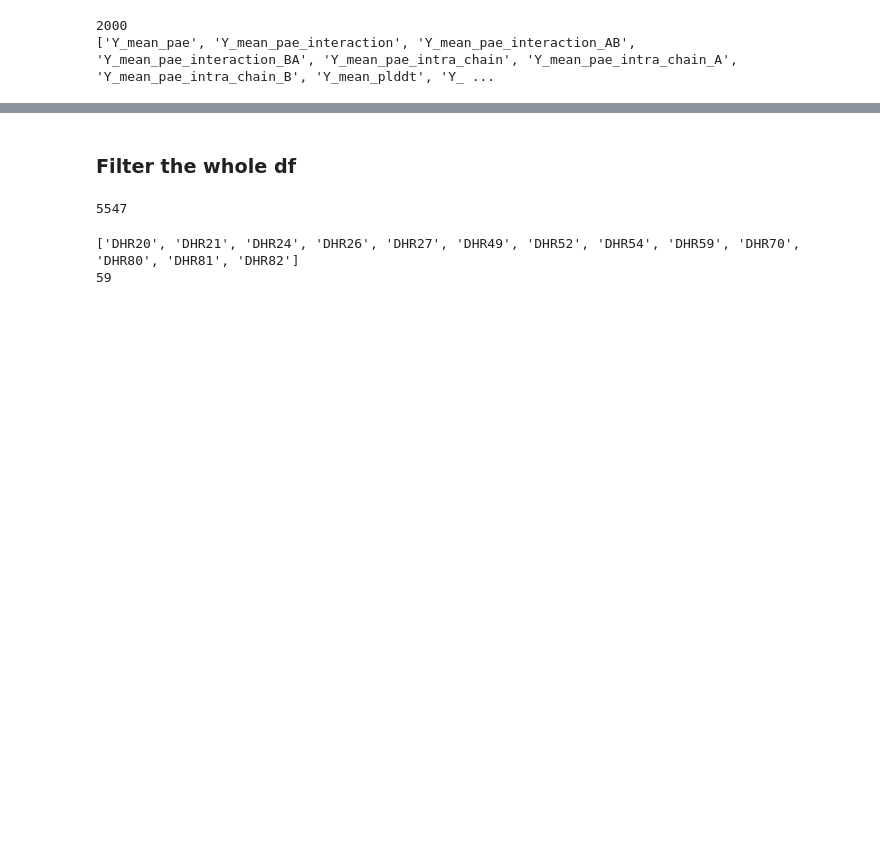
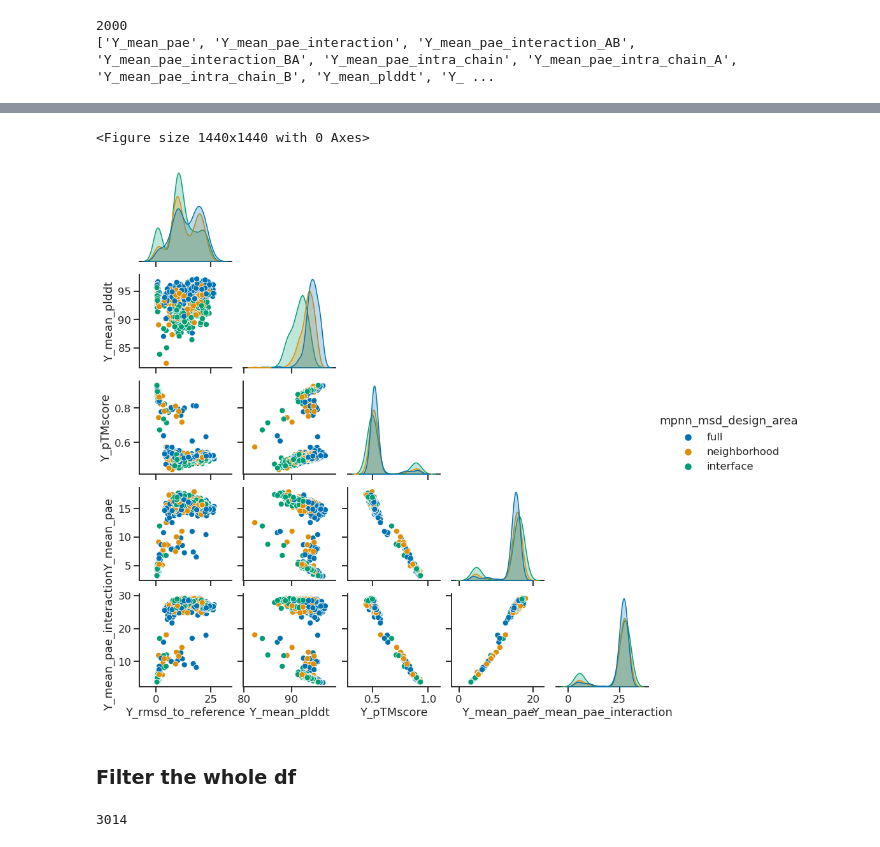
Before and after one commit to proleu/crispy_shifty, a Jupyter notebook: projects/crispy_shifty_dimers/round_2/mpnn_upweight_int/redesign_good_backbones.ipynb, the cells around one changed output, grey strips where cells are left out. Drawn from its saved outputs; the diff is of its cells as text; code cells hidden in the pictures; blank space fills up the shorter version.

Commit message:
Filter state Y AF2

```diff
--- a/projects/crispy_shifty_dimers/round_2/mpnn_upweight_int/redesign_good_backbones.ipynb
+++ b/projects/crispy_shifty_dimers/round_2/mpnn_upweight_int/redesign_good_backbones.ipynb
@@ -327,15 +337,19 @@ the_fig = pairplot_df(
+# %%
+the_fig = pairplot_df(
+    df=mpnn,
+    cols=cols,
+    hue="mpnn_msd_design_area",
+)
+# plt.savefig(os.path.join(output_path, "old_vs_new_af2_scores_area_paired.png"))
+# %% [output]
+<Figure size 1440x1440 with 0 Axes>
+[figure, added]
 # %% [markdown]
 ### Filter the whole df
 # %%
-query = "Y_mean_plddt > 85 and Y_mean_pae_interaction < 10 and Y_rmsd_to_reference < 3"
+query = "Y_mean_plddt > 90 and Y_mean_pae_interaction < 7 and Y_rmsd_to_reference < 2 and designed_by == 'mpnn'"
 
 filtered = scores_df.query(query)
-len(filtered)
+print(len(filtered))
 # %% [output]
-5547
+3014
-# %%
-print(list(sorted(set([v for v in filtered.parent.values if len(v) == 5]))))
-print(len([v for v in filtered.designed_by.values if v == "rosetta"]))
-# %% [output]
-['DHR20', 'DHR21', 'DHR24', 'DHR26', 'DHR27', 'DHR49', 'DHR52', 'DHR54', 'DHR59', 'DHR70', 'DHR80', 'DHR81', 'DHR82']
-59
```
Also changed, not shown: parts of 20 cells of this notebook, 2 other files.
